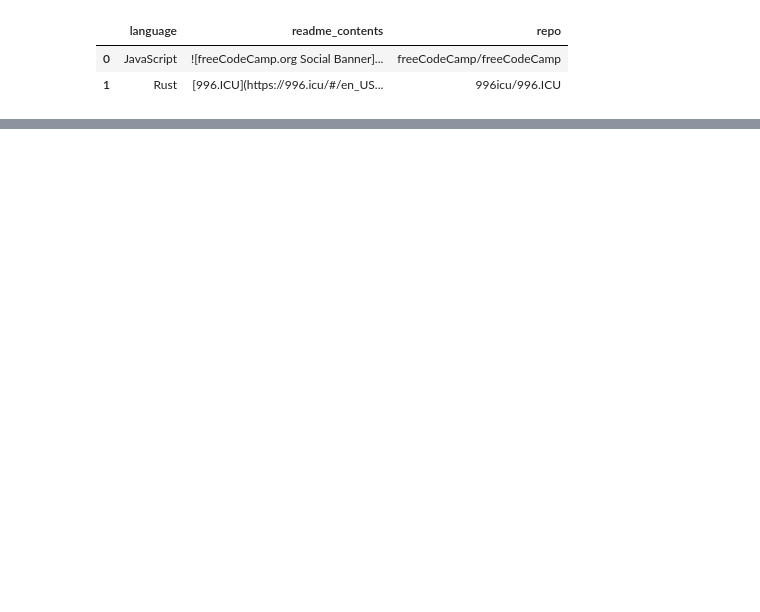
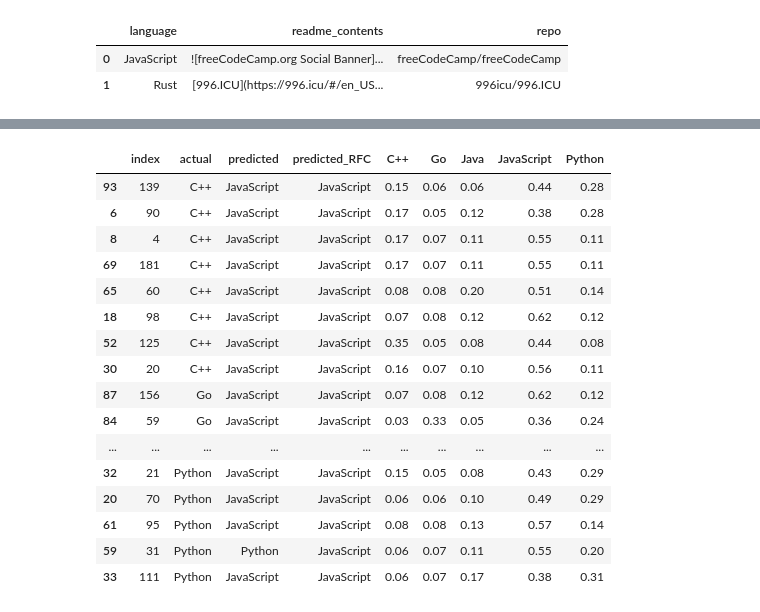
Before and after one commit to Tough-Scrape/nlp_project, a Jupyter notebook: nlp_scratch_jeff.ipynb, the cells around one changed output, grey strips where cells are left out. Cells and saved outputs as stored; diff of their text form; code cells hidden in the pictures; blank space fills up the shorter version.

```diff
--- a/nlp_scratch_jeff.ipynb
+++ b/nlp_scratch_jeff.ipynb
@@ -322,0 +557,28 @@ df.head()
+# %%
+blob = pd.DataFrame(blob,columns=clf.classes_)
+# %%
+blob = blob.round(2)
+# %%
+train = train.reset_index()
+# %%
+train = pd.concat([train,blob],axis=1)
+# %%
+train[train.predicted_RFC != train.actual].sort_values(by='actual')
+# %% [output]
+|  | index | actual | predicted | predicted_RFC | C++ | Go | Java | JavaScript | Python |
+| 93 | 139 | C++ | JavaScript | JavaScript | 0.15 | 0.06 | 0.06 | 0.44 | 0.28 |
+| 6 | 90 | C++ | JavaScript | JavaScript | 0.17 | 0.05 | 0.12 | 0.38 | 0.28 |
+| 8 | 4 | C++ | JavaScript | JavaScript | 0.17 | 0.07 | 0.11 | 0.55 | 0.11 |
+| 69 | 181 | C++ | JavaScript | JavaScript | 0.17 | 0.07 | 0.11 | 0.55 | 0.11 |
+| 65 | 60 | C++ | JavaScript | JavaScript | 0.08 | 0.08 | 0.20 | 0.51 | 0.14 |
+| 18 | 98 | C++ | JavaScript | JavaScript | 0.07 | 0.08 | 0.12 | 0.62 | 0.12 |
+| 52 | 125 | C++ | JavaScript | JavaScript | 0.35 | 0.05 | 0.08 | 0.44 | 0.08 |
+| 30 | 20 | C++ | JavaScript | JavaScript | 0.16 | 0.07 | 0.10 | 0.56 | 0.11 |
+| 87 | 156 | Go | JavaScript | JavaScript | 0.07 | 0.08 | 0.12 | 0.62 | 0.12 |
+| 84 | 59 | Go | JavaScript | JavaScript | 0.03 | 0.33 | 0.05 | 0.36 | 0.24 |
+| ... | ... | ... | ... | ... | ... | ... | ... | ... | ... |
+| 32 | 21 | Python | JavaScript | JavaScript | 0.15 | 0.05 | 0.08 | 0.43 | 0.29 |
+| 20 | 70 | Python | JavaScript | JavaScript | 0.06 | 0.06 | 0.10 | 0.49 | 0.29 |
+| 61 | 95 | Python | JavaScript | JavaScript | 0.08 | 0.08 | 0.13 | 0.57 | 0.14 |
+| 59 | 31 | Python | Python | JavaScript | 0.06 | 0.07 | 0.11 | 0.55 | 0.20 |
+| 33 | 111 | Python | JavaScript | JavaScript | 0.06 | 0.07 | 0.17 | 0.38 | 0.31 |
```
Also changed, not shown: parts of 59 cells of this notebook, 2 other files.
